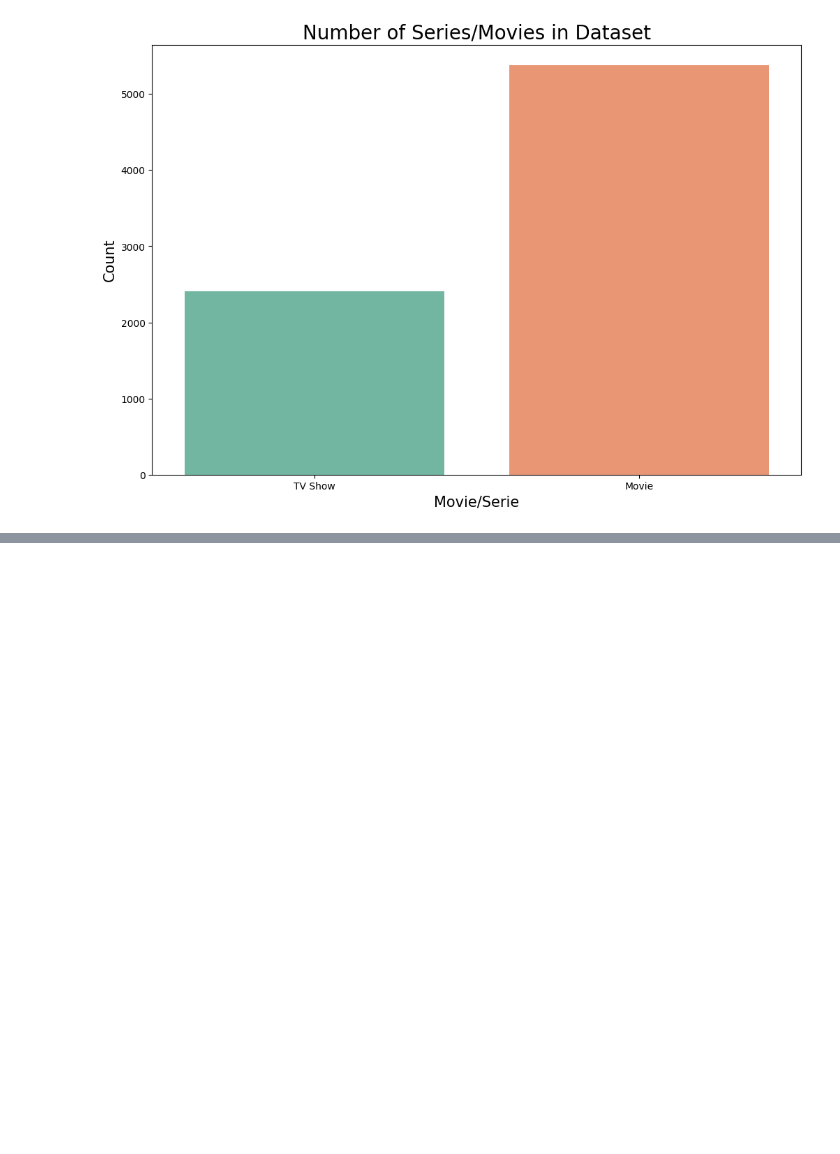
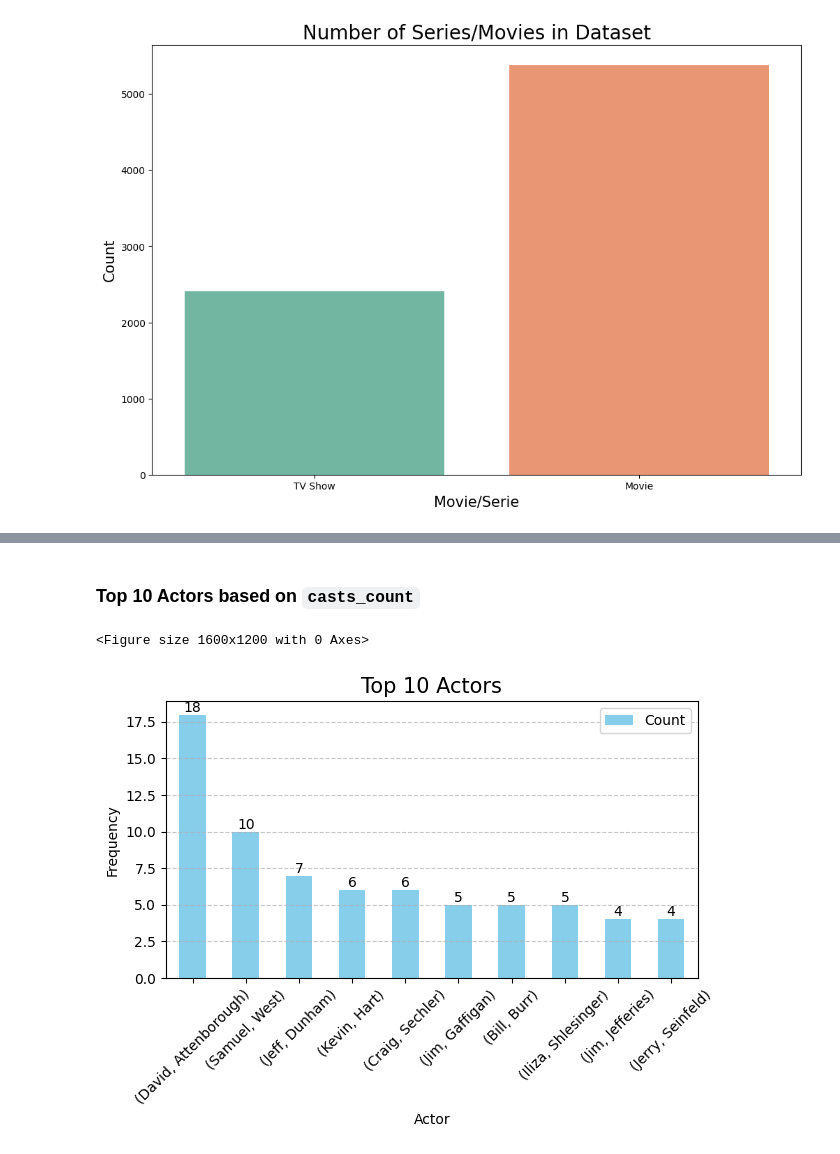
Before and after one commit to mohammadreza-mohammadi94/DataAnalysis-And-MachineLearning, a Jupyter notebook: 11- Netflix #1/Netflix.ipynb, the cells around one changed output, grey strips where cells are left out. Drawn from its saved outputs; the diff is of its cells as text; code cells hidden in the pictures; blank space fills up the shorter version.

Commit message:
netflix analysis completed

```diff
--- a/11- Netflix #1/Netflix.ipynb
+++ b/11- Netflix #1/Netflix.ipynb
@@ -341,0 +338,23 @@ AttributeError: Can only use .str accessor with string values!
+# %%
+def cast_analysis(df):
+    # Create a DataFrame with individual cast members
+    cast_df = pd.DataFrame(df['Cast'].apply(lambda x: str(x).split(',')).explode().str.strip())
+    cast_df[['Name', 'Family']] = cast_df['Cast'].str.split(n=1, expand=True)     # Split name and family into separate columns
+    cast_df = cast_df.drop_duplicates()          # Drop duplicates
+
+    # Merge cast_df with the original DataFrame 'df' to get the Type (Movie/TV Show) for each cast member
+    cast_df = cast_df.merge(df[['Cast']], left_on='Cast', right_on='Cast', how='left')
+
+    # Group by name, family, count occurrences, and reset index
+    cast_counts = cast_df.groupby(['Name', 'Family']).size().reset_index(name='Count').set_index(['Name', 'Family'])
+
+    return cast_counts.sort_values(by = 'Count', ascending = False)
+    """
+    director_df.groupby('Director'): groups the DataFrame cast_df by the 'Name', 'Family'. It creates a group for each unique cast.
+    ----------------------------------------------------------------------------------
+    .size(): This method calculates the size (number of occurrences) of each group.
+    ----------------------------------------------------------------------------------
+    .reset_index(name='Count'): This part resets the index of the resulting DataFrame and gives a name ('Count') to the column that represents the size of each group.
+    ----------------------------------------------------------------------------------
+    .set_index('Director'): This code sets the 'Director' column as the new index of the DataFrame.
+    """
@@ -341,0 +380,2 @@ AttributeError: Can only use .str accessor with string values!
+# %%
+cast_counts = cast_analysis(df)
@@ -395,0 +669,15 @@ plt.show()
+# %% [markdown]
+### Top 10 Actors based on `casts_count`
+# %%
+plt.figure(figsize = (16, 12))
+ax = cast_counts.head(10).plot(kind='bar', color='skyblue', rot=45, fontsize=10, legend=True)
+ax.bar_label(ax.containers[0], fontsize=10, color='black')
+plt.title("Top 10 Actors", fontsize = 15)
+plt.xlabel("Actor", fontsize = 10)
+plt.ylabel('Frequency', fontsize = 10)
+plt.grid(axis='y', linestyle='--', alpha=0.7)
+plt.tight_layout()
+plt.show()
+# %% [output]
+<Figure size 1600x1200 with 0 Axes>
+[figure, added]
```
Also changed, not shown: parts of 55 cells of this notebook.
